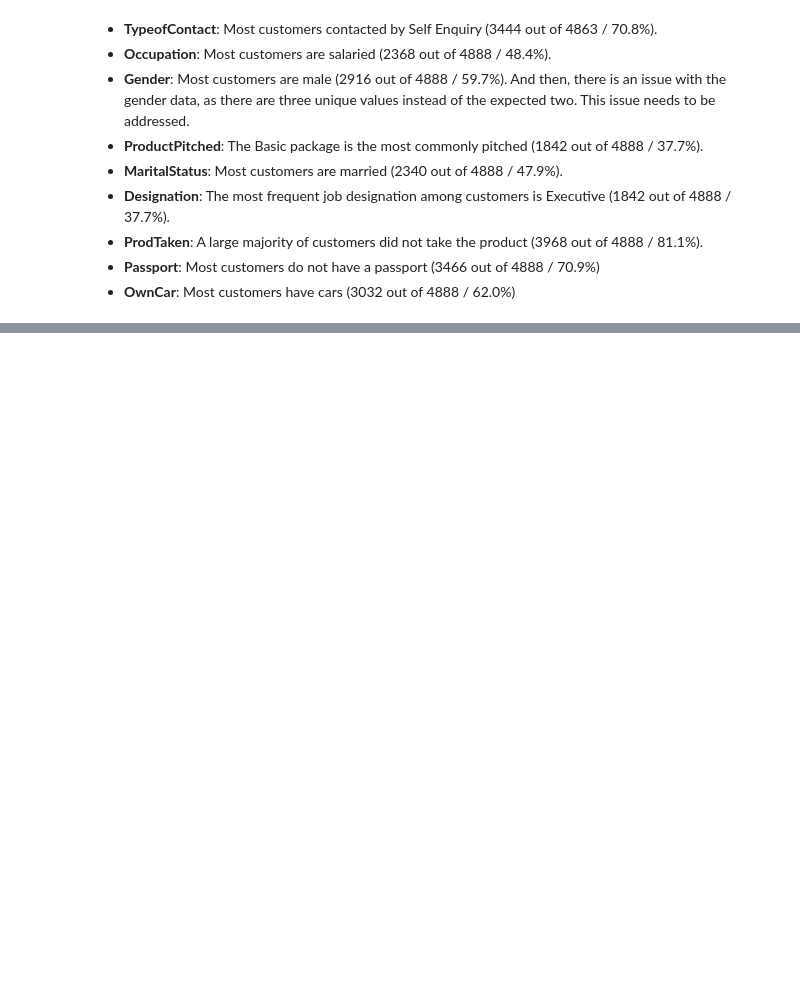
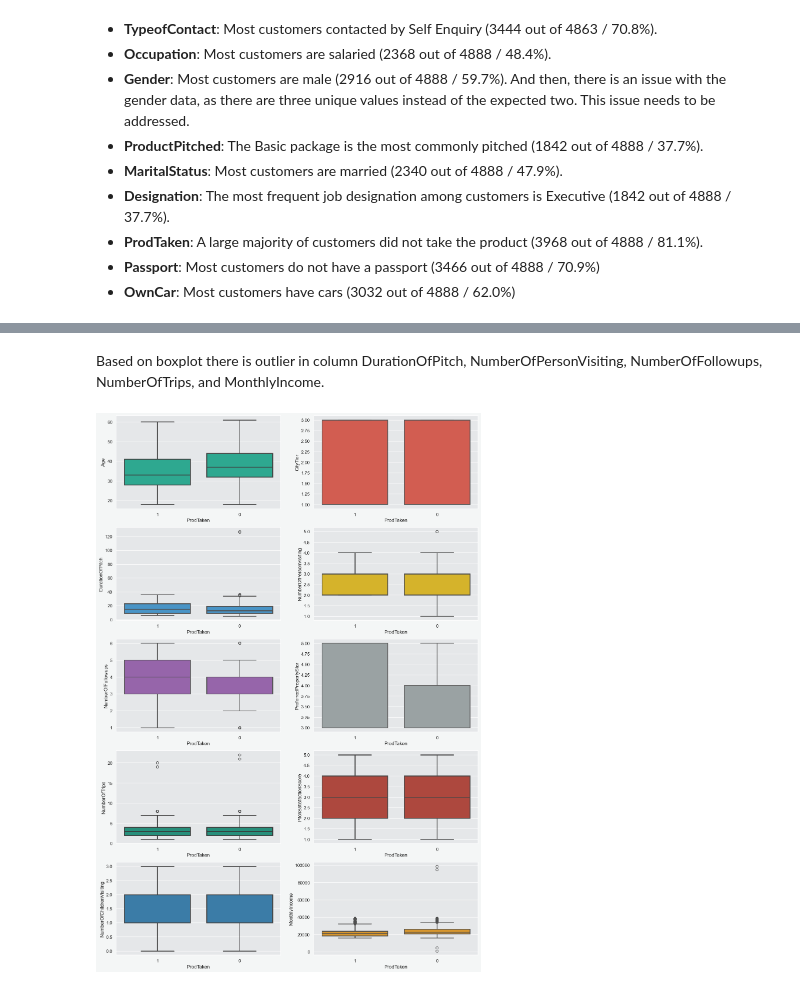
Before and after one commit to kevinusmayadhy/Holiday-Package-Prediction, a Jupyter notebook: Code.ipynb, the cells around one changed output, grey strips where cells are left out. Saved outputs shown, nothing was run; the diff lists cells and outputs as text; code cells hidden in the pictures; blank space fills up the shorter version.

```diff
--- a/Code.ipynb
+++ b/Code.ipynb
@@ -138,0 +210,9 @@ df[numeric].describe()
+# %% [markdown]
+Based on boxplot there is outlier in column DurationOfPitch, NumberOfPersonVisiting, NumberOfFollowups, NumberOfTrips, and MonthlyIncome.
+# %%
+plt.figure(figsize=(16, 24))
+for i in range (0, len(numeric)):
+  plt.subplot(math.ceil(len(numeric)/2), 2, i+1)
+  sns.boxplot(data=df, y=numeric[i], x='ProdTaken',  linewidth=2, orient='v', color = colors[i])
+# %% [output]
+[figure, added]
```
Also changed, not shown: parts of 44 cells of this notebook, 1 other file.
